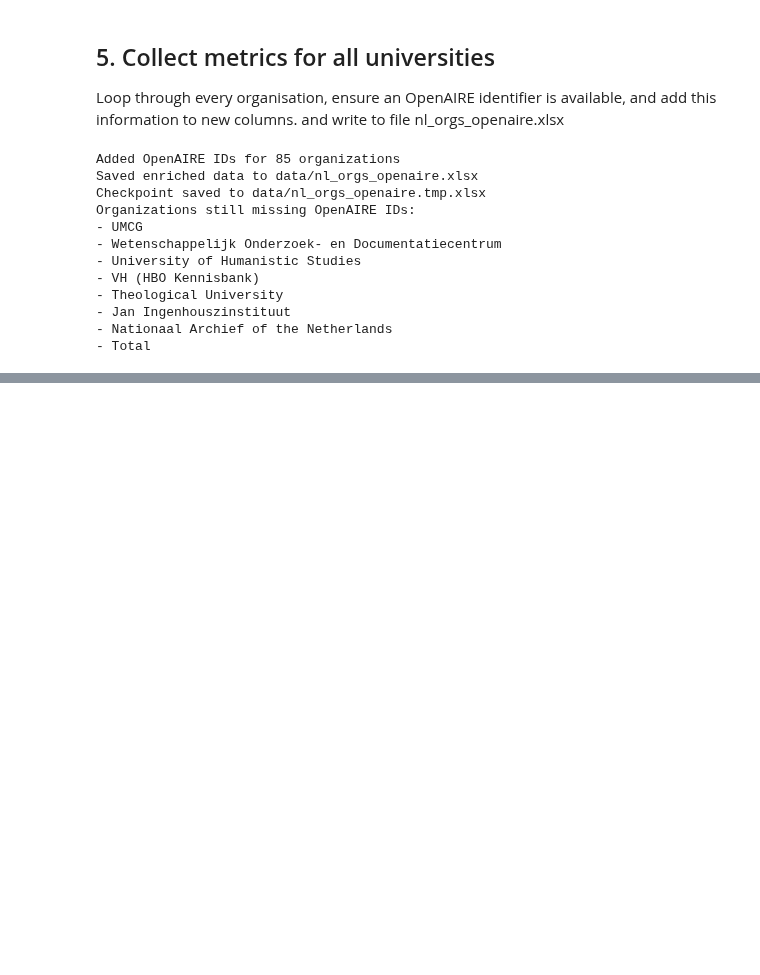
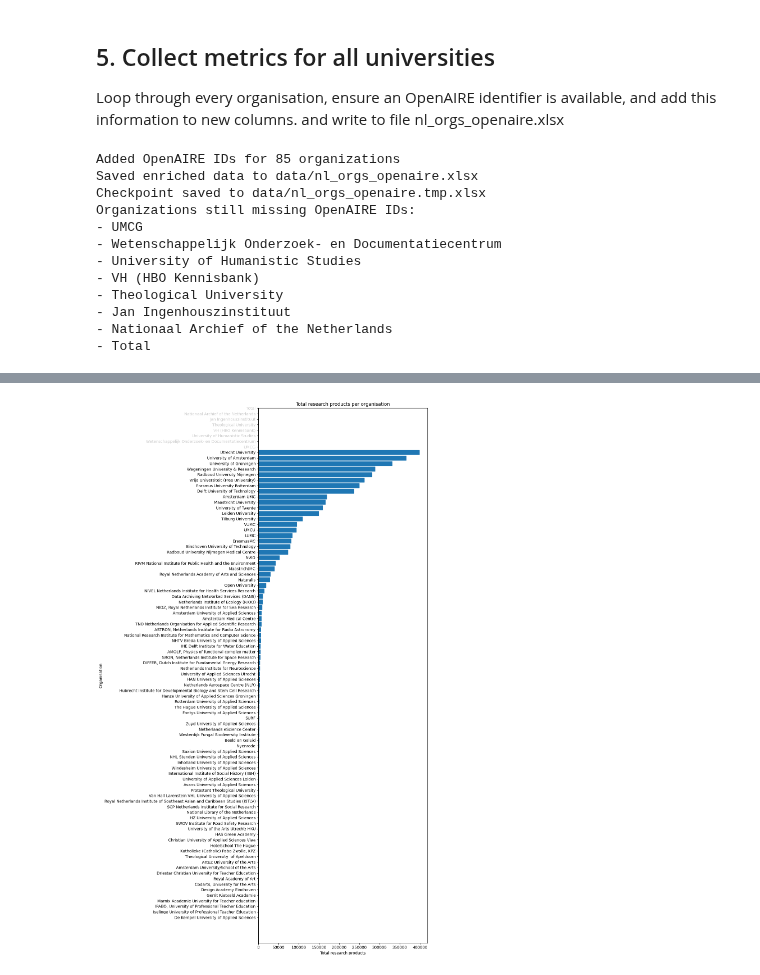
Before and after one commit to surf-ori/dutch-sources, a Jupyter notebook: overview-stats.ipynb, the cells around one changed output, grey strips where cells are left out. Saved outputs shown, nothing was run; the diff lists cells and outputs as text; code cells hidden in the pictures; blank space fills up the shorter version.

Commit message:
added a chart to Visualise total research products per organisation

```diff
--- a/overview-stats.ipynb
+++ b/overview-stats.ipynb
@@ -596,0 +600,42 @@ Organizations still missing OpenAIRE IDs:
+# %%
+numeric_columns = [
+    "Total Research Products",
+    "Publications",
+    "Research data",
+    "Research software",
+    "Other research products",
+]
+
+for column in numeric_columns:
+    enriched_df[column] = pd.to_numeric(enriched_df[column], errors="coerce")
+
+plot_df = enriched_df.sort_values("Total Research Products", ascending=True)
+
+# Create figure and axis
+fig, ax = plt.subplots(figsize=(12, 20))
+
+# Create boolean mask for missing IDs
+has_missing_id = plot_df["OpenAIRE_ORG_ID"].isna()
+
+# Plot bars
+bars = ax.barh(range(len(plot_df)), plot_df["Total Research Products"])
+
+# Color the bars based on missing IDs
+for idx, missing in enumerate(has_missing_id):
+    bars[idx].set_color("#cccccc" if missing else "#1f77b4")
+
+# Set y-axis labels (university names)
+ax.set_yticks(range(len(plot_df)))
+ax.set_yticklabels(plot_df["name"])
+
+# Set label colors based on missing IDs
+for idx, label in enumerate(ax.get_yticklabels()):
+    label.set_color("#cccccc" if has_missing_id.iloc[idx] else "black")
+
+ax.set_xlabel("Total research products")
+ax.set_ylabel("Organisation")
+ax.set_title("Total research products per organisation")
+plt.tight_layout()
+plt.show()
+# %% [output]
+[figure, added]
```
Also changed, not shown: parts of 1 cell of this notebook.
